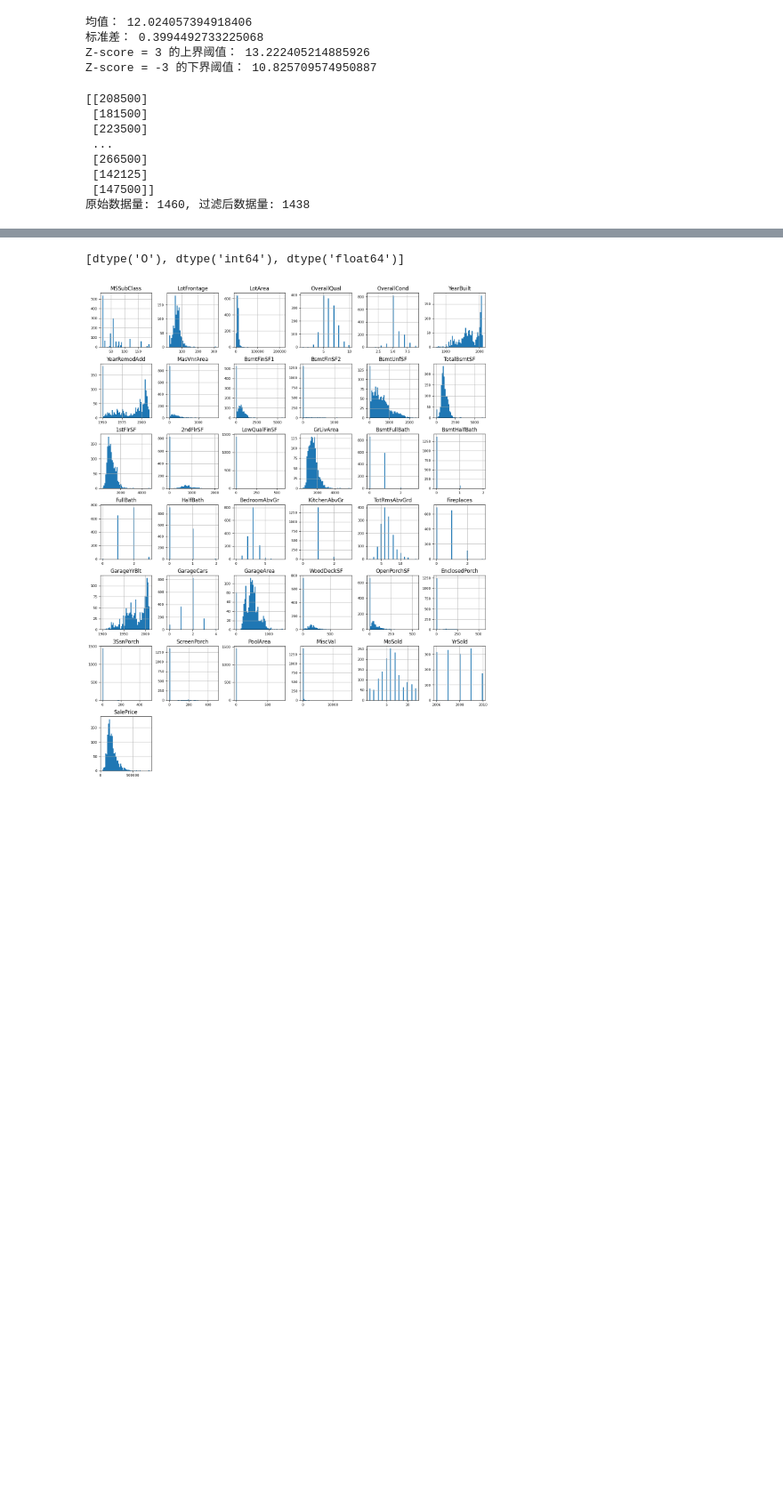
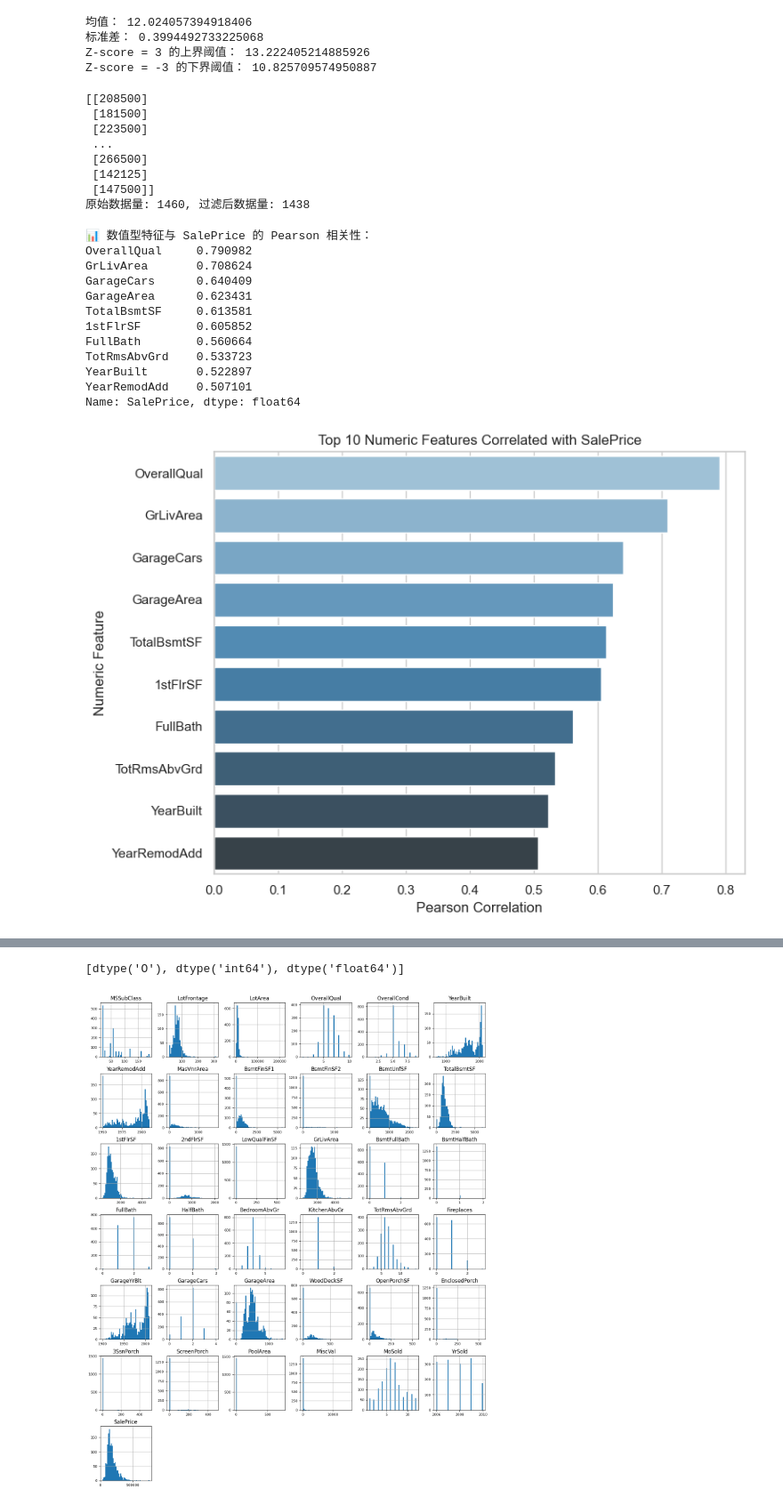
Before and after one commit to bio-apple/NGS_machline_learning, a Jupyter notebook: pre_process/2.NA.ipynb, the cells around one changed output, grey strips where cells are left out. Shown at 89% size. Cells and saved outputs as stored; diff of their text form; code cells hidden in the pictures; blank space fills up the shorter version.

```diff
--- a/pre_process/2.NA.ipynb
+++ b/pre_process/2.NA.ipynb
@@ -153,3 +157,80 @@ print(f"原始数据量: {data.shape[0]}, 过滤后数据量: {df_clean.shape[0]
  [142125]
  [147500]]
 原始数据量: 1460, 过滤后数据量: 1438
+# %%
+import pandas as pd
+import seaborn as sns
+import matplotlib.pyplot as plt
+from sklearn.preprocessing import LabelEncoder
+
+def explore_numeric_and_categorical_correlations(df, target='SalePrice', top_n=10):
+    """
+    分别分析数值型和分类特征与目标变量的相关性，并绘制各自前 top_n 个特征的条形图。
+    """
+    sns.set(style="whitegrid")
+
+    # ============ 数值型特征相关性 (Pearson) ============
+    numeric_cols = df.select_dtypes(include=['number']).columns.tolist()
+    if target in numeric_cols:
+        numeric_cols.remove(target)
+    numeric_corr = df[numeric_cols + [target]].corr()[target].drop(target)
+    top_numeric_corr = numeric_corr.dropna().sort_values(key=abs, ascending=False).head(top_n)
+
+    # 输出
+    print(f"\n📊 数值型特征与 {target} 的 Pearson 相关性：")
+    print(top_numeric_corr)
+
+    # 绘图
+    plt.figure(figsize=(8, 6))
+    sns.barplot(x=top_numeric_corr.values, y=top_numeric_corr.index, palette="Blues_d")
+    plt.title(f"Top {top_n} Numeric Features Correlated with {target}")
+    plt.xlabel("Pearson Correlation")
+    plt.ylabel("Numeric Feature")
+    plt.tight_layout()
+    plt.show()
+
+    # ============ 分类特征相关性 (LabelEncoder + Spearman) ============
+    cat_cols = df.select_dtypes(include=['object', 'category']).columns.tolist()
+    cat_corr = {}
+    for col in cat_cols:
+        le = LabelEncoder()
+        try:
+            labels = le.fit_transform(df[col].astype(str))
+            corr = pd.Series(labels).corr(df[target], method='spearman')
+            cat_corr[col] = corr
+        except:
+            continue
+    cat_corr = pd.Series(cat_corr).dropna()
+    top_cat_corr = cat_corr.sort_values(key=abs, ascending=False).head(top_n)
+
+    # 输出
+    print(f"\n📊 分类特征与 {target} 的 Spearman 相关性：")
+    print(top_cat_corr)
+
+    # 绘图
+    plt.figure(figsize=(8, 6))
+    sns.barplot(x=top_cat_corr.values, y=top_cat_corr.index, palette="Oranges_d")
+    plt.title(f"Top {top_n} Categorical Features Correlated with {target}")
+    plt.xlabel("Spearman Correlation")
+    plt.ylabel("Categorical Feature")
+    plt.tight_layout()
+    plt.show()
+
+    return top_numeric_corr, top_cat_corr
+
+# 🎉 使用示例
+top_numeric_corr, top_cat_corr = explore_numeric_and_categorical_correlations(data, target='SalePrice', top_n=10)
+# %% [output]
+📊 数值型特征与 SalePrice 的 Pearson 相关性：
+OverallQual     0.790982
+GrLivArea       0.708624
+GarageCars      0.640409
+GarageArea      0.623431
+TotalBsmtSF     0.613581
+1stFlrSF        0.605852
+FullBath        0.560664
+TotRmsAbvGrd    0.533723
+YearBuilt       0.522897
+YearRemodAdd    0.507101
+Name: SalePrice, dtype: float64
+[figure, added]
```
Also changed, not shown: parts of 2 cells of this notebook.
